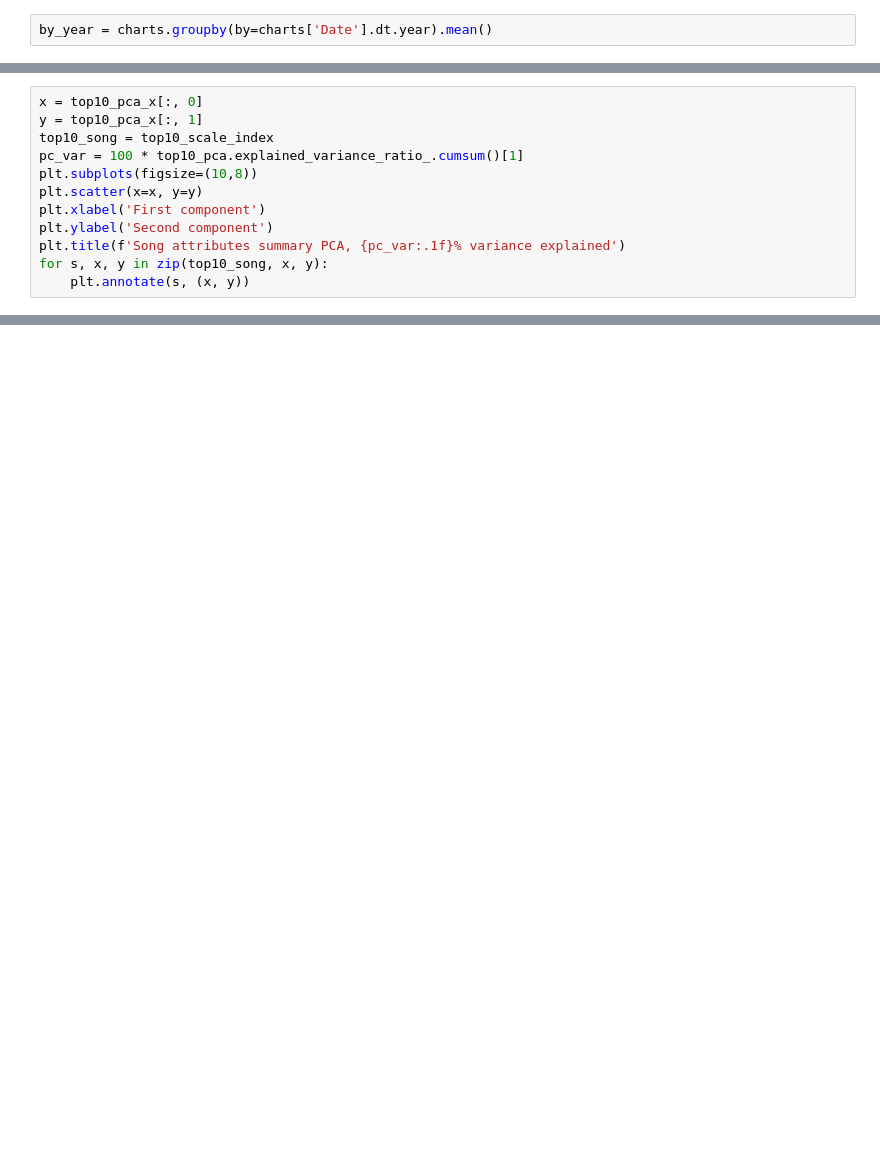
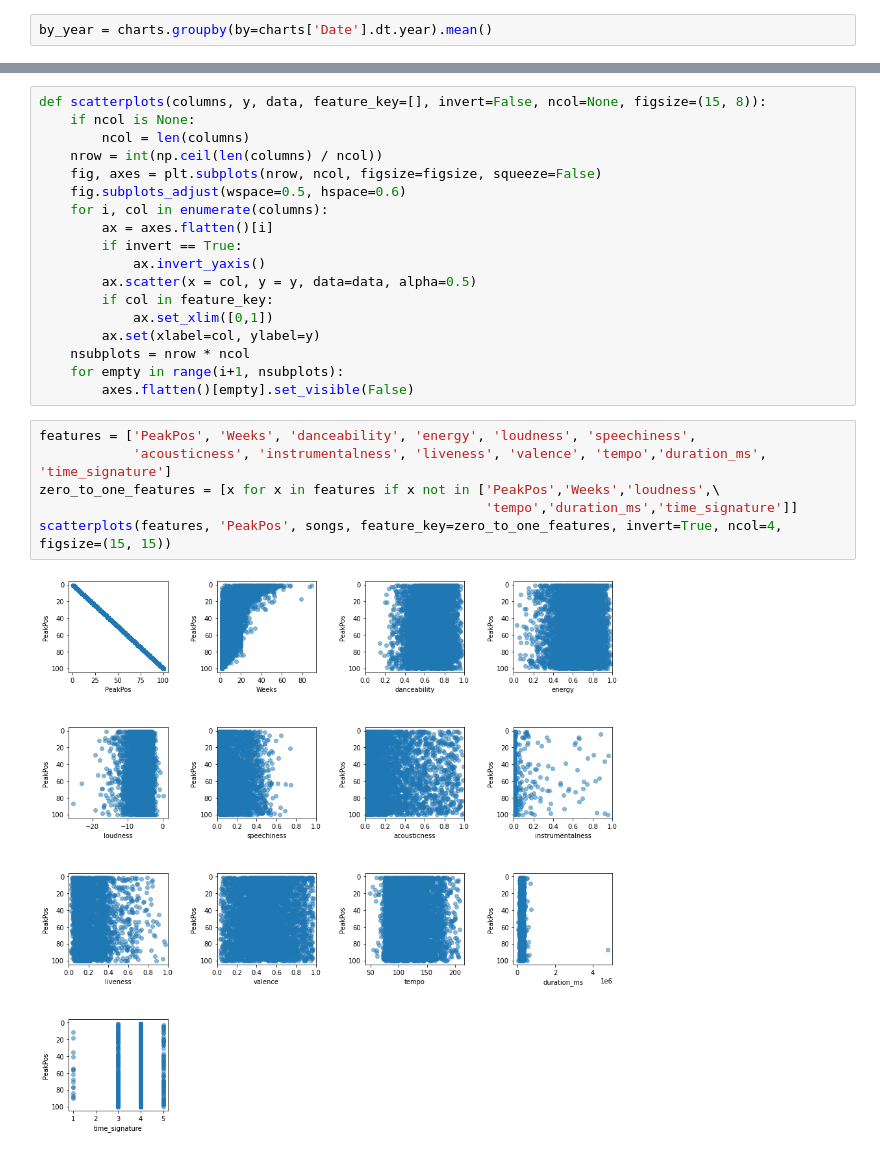
Before and after one commit to JelicaB/BillboardSongAnalysis, a Jupyter notebook: notebooks/3.0-JB-Exploratory-Data-Analysis.ipynb, the cells around one changed output, grey strips where cells are left out. Drawn from its saved outputs; the diff is of its cells as text; blank space fills up the shorter version.

```diff
--- a/notebooks/3.0-JB-Exploratory-Data-Analysis.ipynb
+++ b/notebooks/3.0-JB-Exploratory-Data-Analysis.ipynb
@@ -382,12 +53,0 @@ top10_pca_x.shape
-# %%
-x = top10_pca_x[:, 0]
-y = top10_pca_x[:, 1]
-top10_song = top10_scale_index
-pc_var = 100 * top10_pca.explained_variance_ratio_.cumsum()[1]
-plt.subplots(figsize=(10,8))
-plt.scatter(x=x, y=y)
-plt.xlabel('First component')
-plt.ylabel('Second component')
-plt.title(f'Song attributes summary PCA, {pc_var:.1f}% variance explained')
-for s, x, y in zip(top10_song, x, y):
-    plt.annotate(s, (x, y))
@@ -433,0 +104,26 @@ plt.show()
+# %%
+def scatterplots(columns, y, data, feature_key=[], invert=False, ncol=None, figsize=(15, 8)):
+    if ncol is None:
+        ncol = len(columns)
+    nrow = int(np.ceil(len(columns) / ncol))
+    fig, axes = plt.subplots(nrow, ncol, figsize=figsize, squeeze=False)
+    fig.subplots_adjust(wspace=0.5, hspace=0.6)
+    for i, col in enumerate(columns):
+        ax = axes.flatten()[i]
+        if invert == True:
+            ax.invert_yaxis()
+        ax.scatter(x = col, y = y, data=data, alpha=0.5)
+        if col in feature_key:
+            ax.set_xlim([0,1])
+        ax.set(xlabel=col, ylabel=y)
+    nsubplots = nrow * ncol
+    for empty in range(i+1, nsubplots):
+        axes.flatten()[empty].set_visible(False)
+# %%
+features = ['PeakPos', 'Weeks', 'danceability', 'energy', 'loudness', 'speechiness',
+            'acousticness', 'instrumentalness', 'liveness', 'valence', 'tempo','duration_ms', 'time_signature']
+zero_to_one_features = [x for x in features if x not in ['PeakPos','Weeks','loudness',\
+                                                         'tempo','duration_ms','time_signature']]
+scatterplots(features, 'PeakPos', songs, feature_key=zero_to_one_features, invert=True, ncol=4, figsize=(15, 15))
+# %% [output]
+[figure, added]
```
Also changed, not shown: parts of 85 cells of this notebook.
